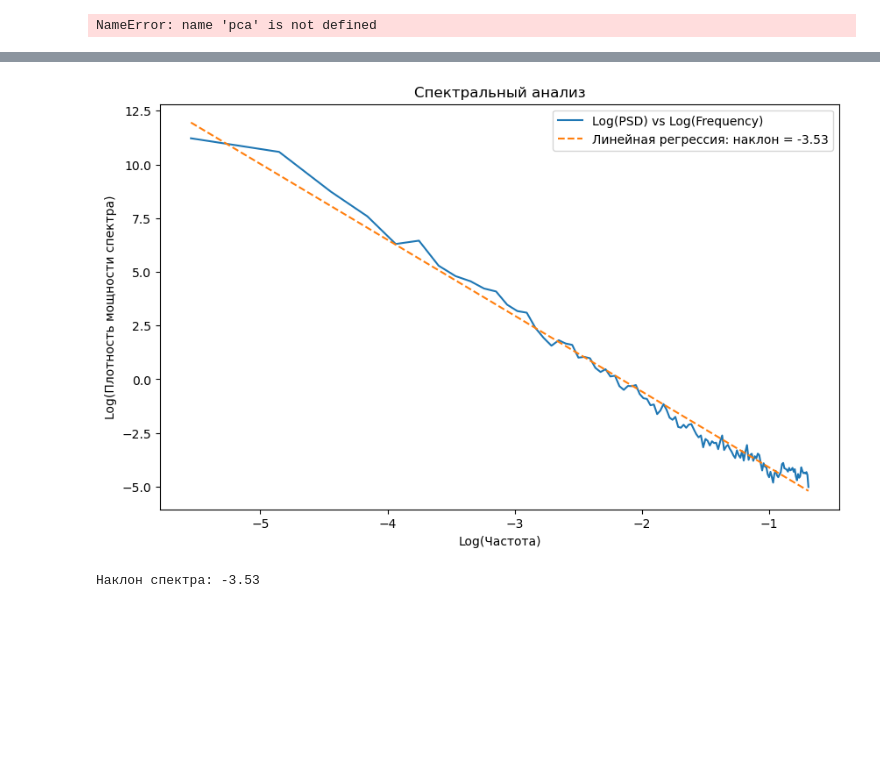
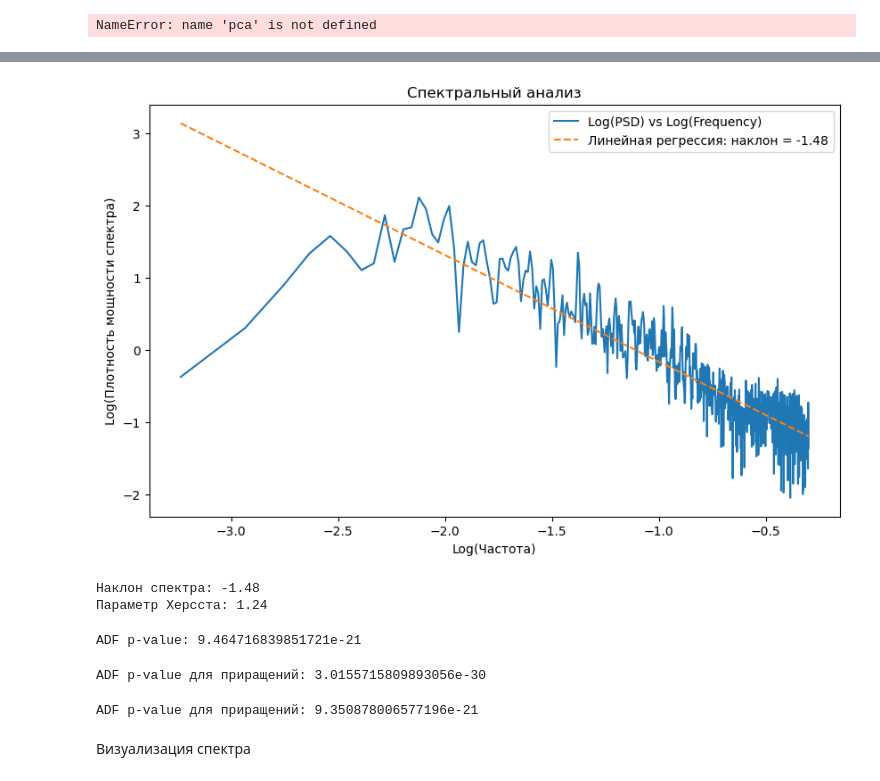
Before and after one commit to DanLip02/Ratings-analysis-project, a Jupyter notebook: jupyter_books/cross_cor_svd_resempl.ipynb, the cells around one changed output, grey strips where cells are left out. Saved outputs shown, nothing was run; the diff lists cells and outputs as text; code cells hidden in the pictures; blank space fills up the shorter version.

```diff
--- a/jupyter_books/cross_cor_svd_resempl.ipynb
+++ b/jupyter_books/cross_cor_svd_resempl.ipynb
@@ -10,7 +10,8 @@ from statsmodels.tsa.stattools import acf
 from scipy import signal
 # %%
 # Шаг 1. Загрузка данных и предобработка
-file_path = '/Users/danilalipatov/Downloads/resemple_data_cat-last.xlsx'
+# file_path = '/Users/danilalipatov/Downloads/resemple_data_cat-last.xlsx'
+file_path = '/Users/danilalipatov/PycharmProjects/diploma/resemple_data_cat_level.xlsx'
 df = pd.read_excel(file_path)
 df["identifier"] = df["identifier"].astype(str)
 df.columns
@@ -23,7 +24,7 @@ df["resampled_dates"] = pd.to_datetime(df["resampled_dates"])
 df_result = df.dropna(subset=["identifier", "resampled_values", "resampled_dates", "agency", "_ro_type"])
 # df_result = df_result[(df_result["agency"] == "Expert RA") & (df_result["_ro_type"] == "CBNK - кредитная организация")]
 df_result = df_result[(df_result["agency"] == "Expert RA")]
-df_result = df_result[df_result["resampled_dates"].dt.year >= 2015]
+df_result = df_result[df_result["resampled_dates"].dt.year >= 2016]
 df_result["resampled_values"] = df_result["resampled_values"].astype(int)
 df_result = df_result.groupby("identifier").filter(lambda x: x["resampled_values"].dropna().nunique() > 2)
 
@@ -391,7 +381,8 @@ for col in pivot_df_hurst.columns:  # Итерируемся по каждому
     values = pivot_df_hurst[col].dropna().values  # Убираем NaN и берем значения
 
     if len(values) > 0:  # Проверяем, что массив не пустой
-        values_centered = values - np.mean(values)  # Вычитаем среднее
+        values_centered = (values - np.mean(values)) / np.std(values)  # Вычитаем среднее
+        # values_centered = values
         hurst_.append(values_centered)  # Добавляем в общий массив
 
 # Проверим содержимое
@@ -417,6 +408,9 @@ print("Общий массив Hurst:", hurst_)
 # %%
 # Объединяем массивы
 hurst_flat = np.concatenate(hurst_)
+from scipy import signal
+hurst_flat = signal.detrend(hurst_flat)
+
 hurst_cumsum = np.cumsum(hurst_flat)  # Считаем накопленную сумму
 
 # Построение графика
@@ -451,26 +444,59 @@ NameError: name 'N' is not defined
 # %%
 # Применяем FFT
-frequencies, psd = signal.welch(Z, fs=1)  # fs=1, так как мы работаем с дискретным временным рядом
-
+# frequencies, psd = signal.welch(hurst_flat, fs=1)  # fs=1, так как мы работаем с дискретным временным рядом
+frequencies, psd = signal.welch(hurst_flat, fs=1, nperseg=len(hurst_flat)//2)
 # Преобразуем PSD в логарифмическую шкалу
-log_frequencies = np.log(frequencies[1:])  # Убираем нулевую частоту
-log_psd = np.log(psd[1:])  # Убираем нулевое значение мощности
-
+# log_frequencies = np.log(frequencies[1:])  # Убираем нулевую частоту
+# log_psd = np.log(psd[1:])  # Убираем нулевое значение мощности
+# mask = (frequencies > 0.01) & (frequencies < 0.5)  # Пример фильтра
+# log_frequencies = np.log10(frequencies[mask])
+# log_psd = np.log10(psd[mask])
+log_frequencies = np.log10(frequencies[1:])
+log_psd = np.log10(psd[1:])
 # Линейная регрессия для нахождения наклона
 slope, intercept = np.polyfit(log_frequencies, log_psd, 1)
+# log_frequencies = np.log10(frequencies[1:])
+# log_psd = np.log10(psd[1:])
+# slope, interccept = np.polyfit(log_frequencies, log_psd, 1)
+H = (-slope + 1) / 2
 
 # Визуализация
 plt.figure(figsize=(10, 6))
 plt.plot(log_frequencies, log_psd, label="Log(PSD) vs Log(Frequency)")
 plt.plot(log_frequencies, slope * log_frequencies + intercept, '--', label=f'Линейная регрессия: наклон = {slope:.2f}')
 plt.xlabel('Log(Частота)')
 plt.ylabel('Log(Плотность мощности спектра)')
 plt.title('Спектральный анализ')
 plt.legend()
 plt.show()
 
 # Выводим наклон спектра
 print(f"Наклон спектра: {slope:.2f}")
+print(f"Параметр Херсста: {H:.2f}")
 # %% [output]
-[figure, old version]
+[figure, new version]
-Наклон спектра: -3.53
+Наклон спектра: -1.48
+Параметр Херсста: 1.24
+# %%
+from statsmodels.tsa.stattools import adfuller
+result = adfuller(hurst_flat)
+print('ADF p-value:', result[1])  # Если < 0.05 → стационарен
+# %% [output]
+ADF p-value: 9.464716839851721e-21
+# %%
+# Возьмите разности исходного ряда
+diff_series = np.diff(hurst_flat)
+
+# Проверьте стационарность приращений
+result_diff = adfuller(diff_series)
+print('ADF p-value для приращений:', result_diff[1])
+# %% [output]
+ADF p-value для приращений: 3.0155715809893056e-30
+# %%
+diff_series = np.diff(Z)
+result_diff = adfuller(diff_series)
+print('ADF p-value для приращений:', result_diff[1])
+# %% [output]
+ADF p-value для приращений: 9.350878006577196e-21
+# %% [markdown]
+Визуализация спектра
```
Also changed, not shown: parts of 39 cells of this notebook, 2 other files.
